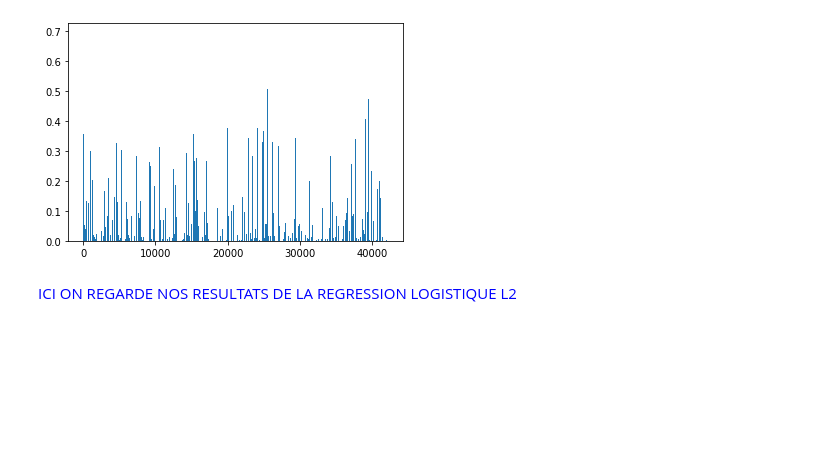
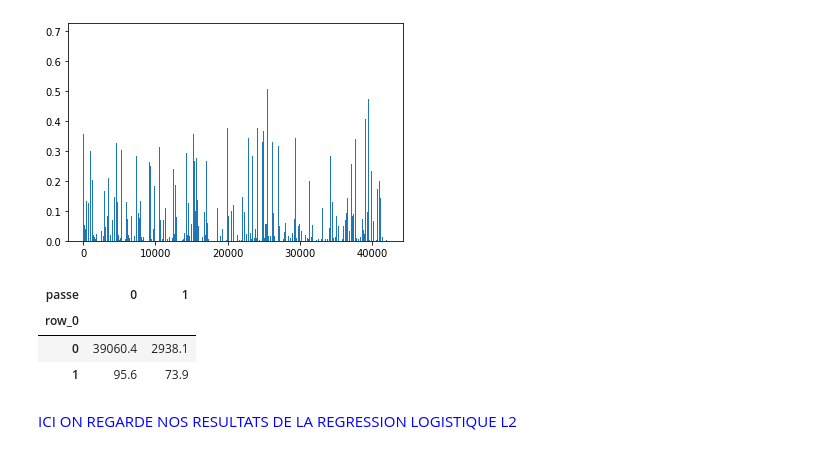
Before and after one commit to tristanpiedra/Projet_ML_football_passes, a Jupyter notebook: project.ipynb, the cells around one changed output. Cells and saved outputs as stored; diff of their text form; code cells hidden in the pictures; blank space fills up the shorter version.

Commit message:
table de confusion

```diff
--- a/project.ipynb
+++ b/project.ipynb
@@ -177,7 +177,7 @@ dfreg
 <font color='blue'>
  ICI ON REGARDE NOS RESULTATS DE LA REGRESSION LOGISTIQUE L1
 # %%
-x_lrl1, y_lrl1, z_lrl1, h_lrl1, proba_lrl1 = regression_logistique (10, 0.7)
+x_lrl1, y_lrl1, z_lrl1, h_lrl1, proba_lrl1, table_lrl1 = regression_logistique (10, 0.7)
 # %%
 x_lrl1
 # %% [output]
@@ -206,6 +206,13 @@ plt.bar(np.arange(len(proba_lrl1[:,1])), proba_lrl1[:,1])
 # %% [output]
 <BarContainer object of 42168 artists>
 [figure]
+# %%
+table_lrl1
+# %% [output]
+| passe | 0 | 1 |
+| row_0 |  |  |
+| 0 | 39060.4 | 2938.1 |
+| 1 | 95.6 | 73.9 |
 # %% [markdown]
 <font color='blue'>
  ICI ON REGARDE NOS RESULTATS DE LA REGRESSION LOGISTIQUE L2
```
Also changed, not shown: 2 other files.
